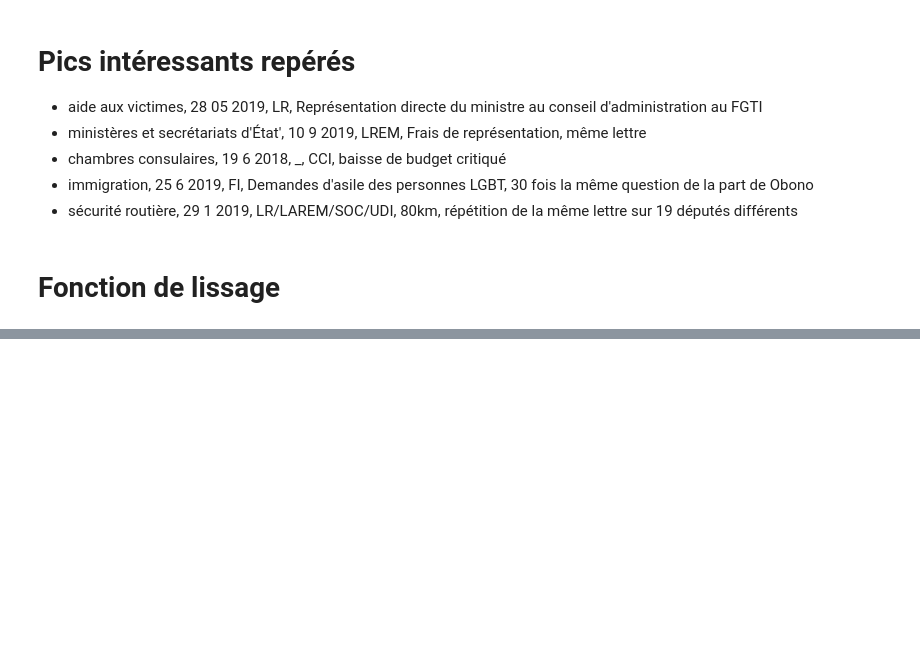
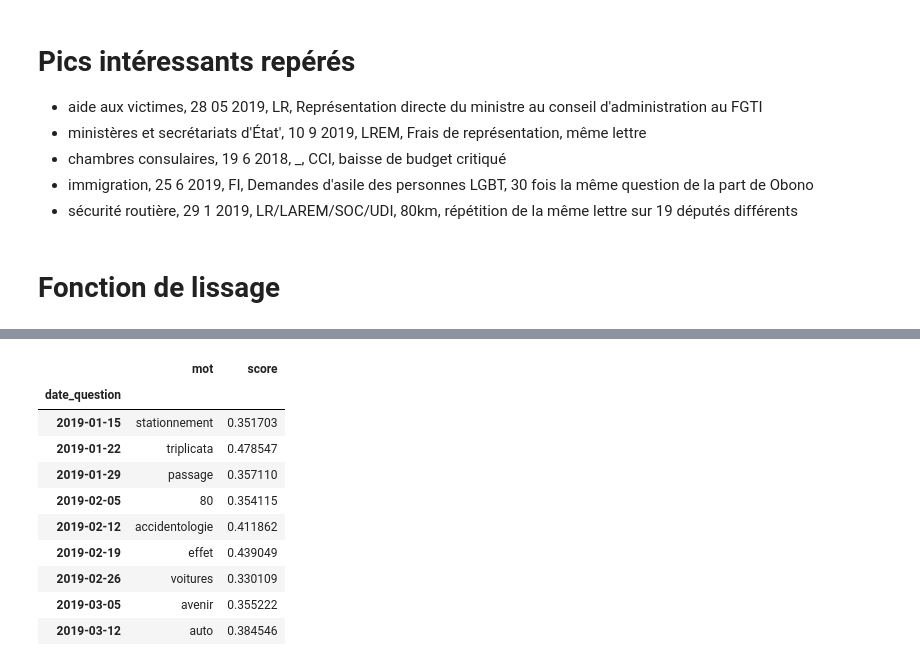
Before and after one commit to homerdurand/METRIQ, a Jupyter notebook: anomalies.ipynb, the cells around one changed output, grey strips where cells are left out. Saved outputs shown, nothing was run; the diff lists cells and outputs as text; code cells hidden in the pictures; blank space fills up the shorter version.

```diff
--- a/anomalies.ipynb
+++ b/anomalies.ipynb
@@ -378,0 +460,5 @@ Name: professions de santé, dtype: float64
+# %%
+# La concaténation des lettres par semaine:
+dfp = dft.groupby(dft.index).agg({ 'titre': lambda x: ' '.join(x),'taille': lambda y:np.sum(y)}).rename({'titre':'concat'},axis=1)
+dfp['indice'] = dfp.taille.cumsum()
+dfp.head()
@@ -378,0 +473,11 @@ Name: professions de santé, dtype: float64
+# %%
+vectorizer = TfidfVectorizer()
+response=vectorizer.fit_transform(dfp.concat)
+# %%
+feature_names = vectorizer.get_feature_names()
+dense = response.todense()
+denselist = dense.tolist()
+df = pd.DataFrame(denselist, columns=feature_names)
+# %%
+scores = pd.concat([df.idxmax(axis=1),df.max(axis=1)],axis=1).set_index(dfp.index).rename(columns ={0:'mot',1:'score'})
+scores.head()
@@ -378,0 +492,4 @@ Name: professions de santé, dtype: float64
+# %%
+periode = df_periode(theme_choisi,pic_period(theme_choisi,pics_dates(theme_choisi, m_detect_pic)[0]),plot = False).groupby('date_question').count().index
+scores.loc[periode]
+# %% [output]
@@ -378,0 +497,11 @@ Name: professions de santé, dtype: float64
+|  | mot | score |
+| date_question |  |  |
+| 2019-01-15 | stationnement | 0.351703 |
+| 2019-01-22 | triplicata | 0.478547 |
+| 2019-01-29 | passage | 0.357110 |
+| 2019-02-05 | 80 | 0.354115 |
+| 2019-02-12 | accidentologie | 0.411862 |
+| 2019-02-19 | effet | 0.439049 |
+| 2019-02-26 | voitures | 0.330109 |
+| 2019-03-05 | avenir | 0.355222 |
+| 2019-03-12 | auto | 0.384546 |
```
Also changed, not shown: parts of 17 cells of this notebook.
